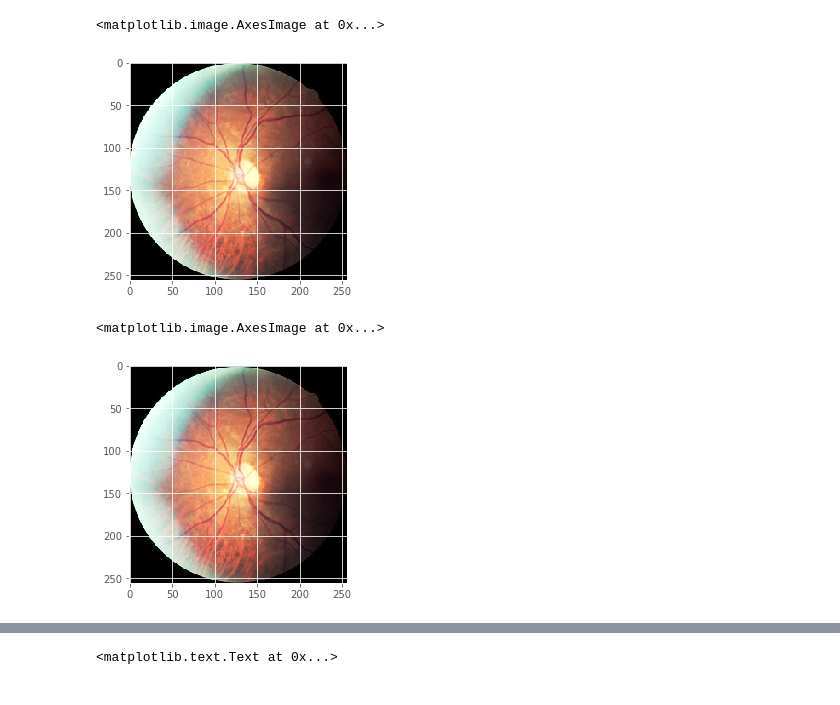
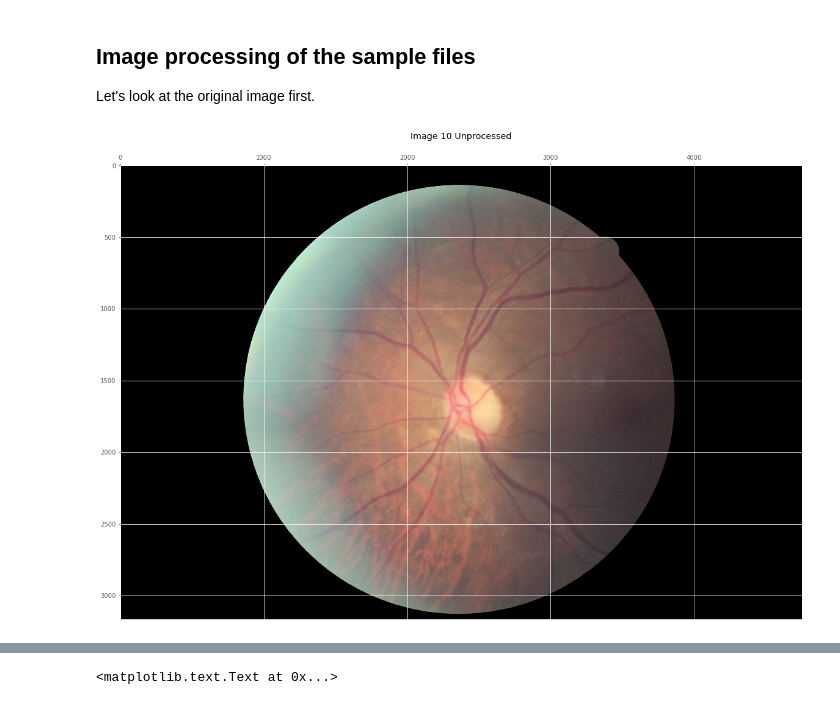
Before and after one commit to dtsmith2001/deep-learning, a Jupyter notebook: Retina.ipynb, the cells around one changed output, grey strips where cells are left out. Saved outputs shown, nothing was run; the diff lists cells and outputs as text; code cells hidden in the pictures.

Commit message:
compare images

```diff
--- a/Retina.ipynb
+++ b/Retina.ipynb
@@ -17,12 +22,17 @@ plt.imshow(im)
-# %%
-im1 = data.imread('sample/10_left_conv.jpeg')
-plt.imshow(im1)
-# %% [output]
-<matplotlib.image.AxesImage at 0x...>
-[figure, removed]
-# %%
-im2 = data.imread('sample/10_left_conv_2.jpeg')
-plt.imshow(im2)
-# %% [output]
-<matplotlib.image.AxesImage at 0x...>
-[figure, removed]
+# %%
+im = data.imread('sample/10_left.jpeg')
+im1 = data.imread('sample/10_left_conv.jpeg')
+im2 = data.imread('sample/10_left_conv_2.jpeg')
+msg = 'Image 10 {}'
+# %% [markdown]
+## Image processing of the sample files
+
+Let's look at the original image first.
+# %%
+fig, ax = plt.subplots(ncols=1, nrows=1, figsize=(20,20))
+ax.imshow(im)
+ax.set_title(msg.format('Unprocessed'), y=1.05)
+ax.xaxis.tick_top()
+plt.imshow(im);
+# %% [output]
+[figure, added]
```
Also changed, not shown: parts of 18 cells of this notebook, 1 other file.
